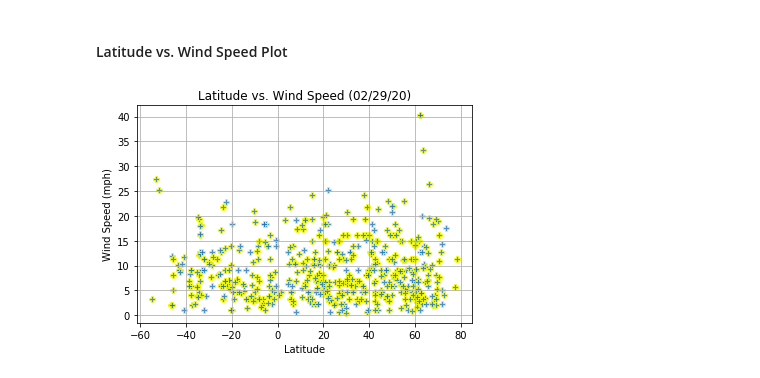
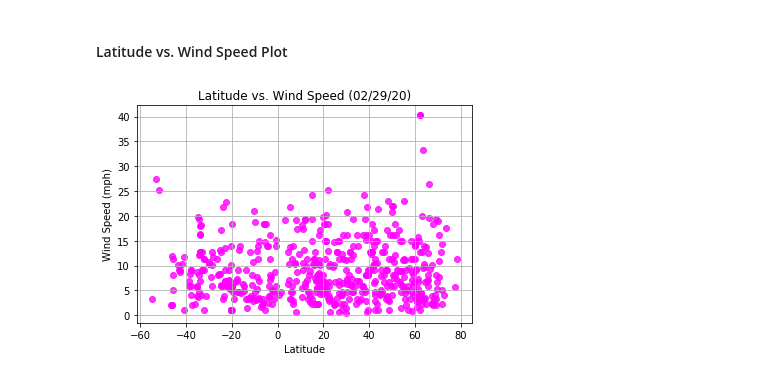
Before and after one commit to csgarcia232/python-api-challenge, a Jupyter notebook: WeatherPy/WeatherPy.ipynb, the cells around one changed output. Cells and saved outputs as stored; diff of their text form; code cells hidden in the pictures.

```diff
--- a/WeatherPy/WeatherPy.ipynb
+++ b/WeatherPy/WeatherPy.ipynb
@@ -300,19 +305,19 @@ plt.show()
 # %%
 #lat vs. wind
 plt.scatter(Lat,
             Wind_Speed,
-            edgecolor="yellow", linewidths=1, marker="P",
+            color="fuchsia", linewidths=1, marker="o",
             alpha=0.8, label="Cities")
 
 plt.title("Latitude vs. Wind Speed (%s)" % time.strftime("%x"))
 plt.ylabel("Wind Speed (mph)")
 plt.xlabel("Latitude")
 plt.grid(True)
 
 # Save the figure
-# plt.savefig("Weatherpy/Latitude_windspeed.png")
+plt.savefig("LatitudevWindSpeed.png")
 
 # Show plot
 plt.show()
 # %% [output]
-[figure, old version]
+[figure, new version]
```
Also changed, not shown: parts of 4 cells of this notebook, 4 other files.
